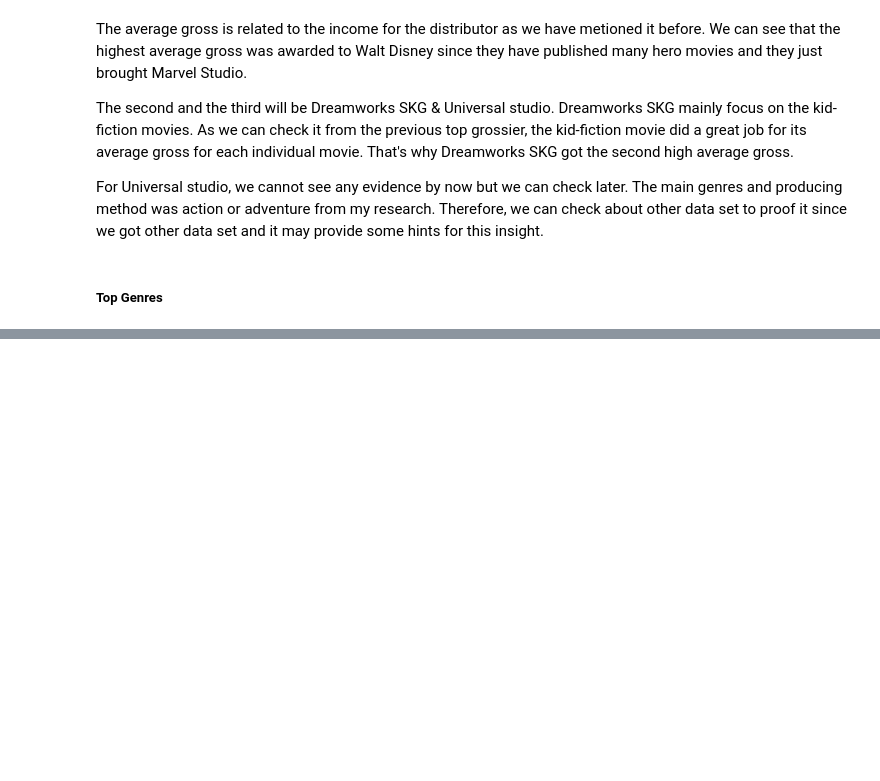
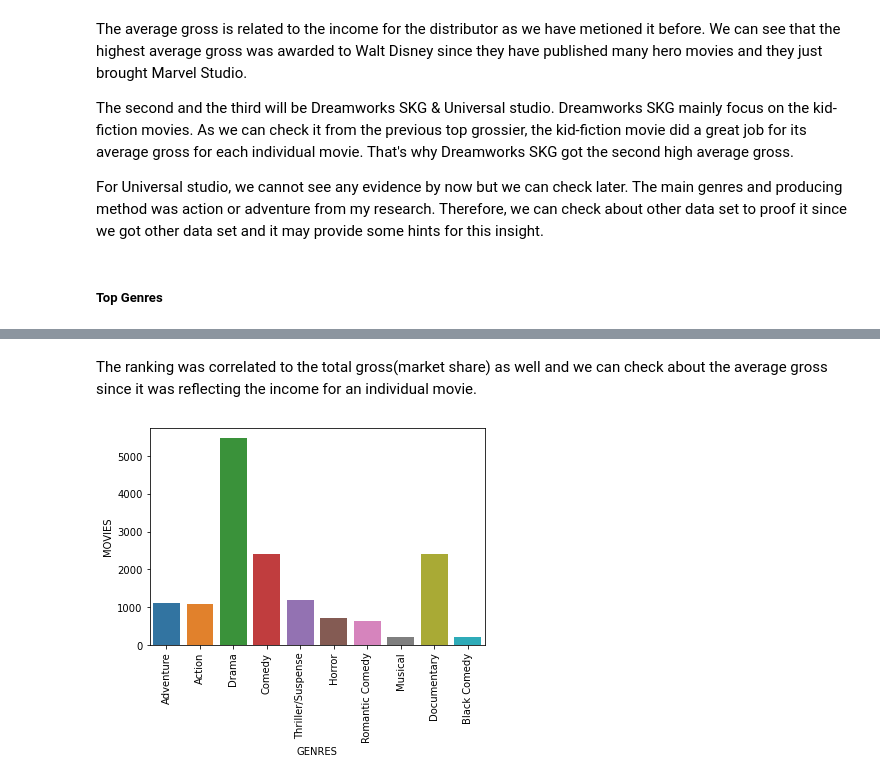
Before and after one commit to dcrowTMH/movie_eda, a Jupyter notebook: Movie_EDA.ipynb, the cells around one changed output, grey strips where cells are left out. Drawn from its saved outputs; the diff is of its cells as text; code cells hidden in the pictures; blank space fills up the shorter version.

```diff
--- a/Movie_EDA.ipynb
+++ b/Movie_EDA.ipynb
@@ -929,0 +974,10 @@ For Universal studio, we cannot see any evidence by now but we can check later.
+# %% [markdown]
+The ranking was correlated to the total gross(market share) as well and we can check about the average gross since it was reflecting the income for an individual movie.
+# %%
+# Let's plot for the movies column
+plt.figure(1)
+sns.barplot(data = df_top_gen, x = 'GENRES', y = 'MOVIES')
+x = plt.xticks(rotation = 90)
+plt.show()
+# %% [output]
+[figure, added]
```
Also changed, not shown: parts of 31 cells of this notebook.
